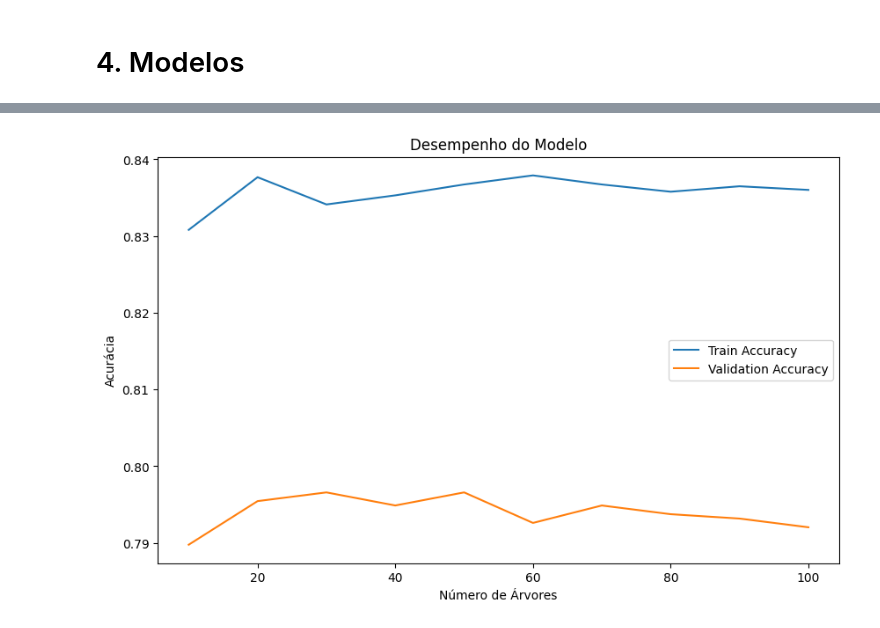
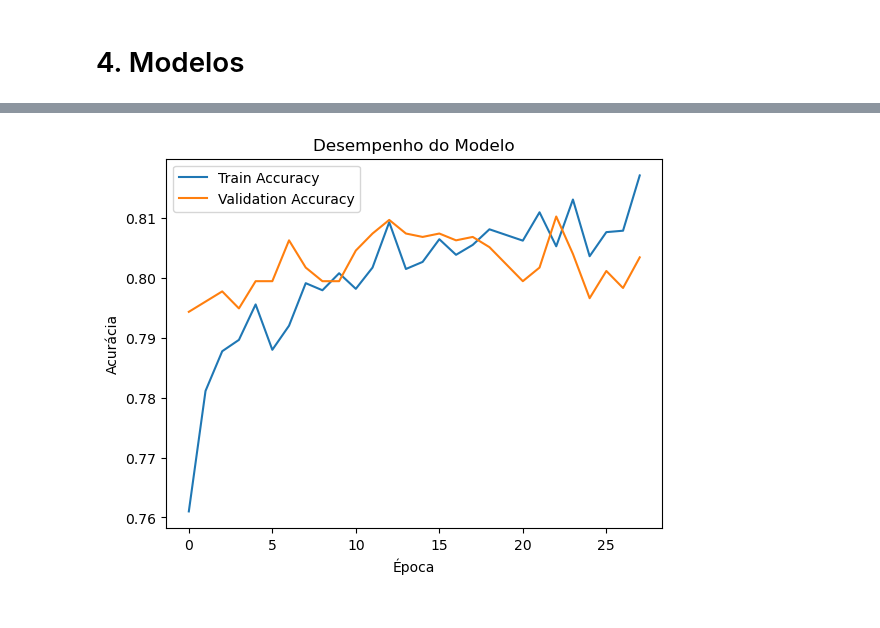
Before and after one commit to Erickllino/Projeto-IF702, a Jupyter notebook: Projeto Final/main.ipynb, the cells around one changed output, grey strips where cells are left out. Drawn from its saved outputs; the diff is of its cells as text; code cells hidden in the pictures.

```diff
--- a/Projeto Final/main.ipynb
+++ b/Projeto Final/main.ipynb
@@ -517,45 +582,27 @@ for n_trees in tree_counts:
 # %%
-# Create a history-like object to match Keras format
-class History:
-    def __init__(self, train_acc, val_acc):
-        self.history = {
-            'accuracy': train_acc,
-            'val_accuracy': val_acc
-        }
-
-history = History(train_accuracies, val_accuracies)
-
-# Evaluate on test data
-y_test_pred = rf_model.predict(X_test)
-y_test_pred_proba = rf_model.predict_proba(X_test)[:, 1]  # Get probability of positive class
-
-# Calculate metrics
-test_accuracy = accuracy_score(y_test, y_test_pred)
-test_precision = precision_score(y_test, y_test_pred)
-test_recall = recall_score(y_test, y_test_pred)
-
-# Display results in the requested format
+# Avaliação do modelo no conjunto de teste
+test_results = model.evaluate(X_test, y_test, verbose=0)
 print(f'''
 Resultados no Teste:
-- Acurácia: {test_accuracy:.4f}
-- Precisão: {test_precision:.4f}
-- Recall: {test_recall:.4f}''')
+- Acurácia: {test_results[1]:.4f}
+- Precisão: {test_results[2]:.4f}
+- Recall: {test_results[3]:.4f}''')
 
-# Visualization of training (similar to Keras plot)
-plt.figure(figsize=(10, 6))
-plt.plot(tree_counts, history.history['accuracy'], label='Train Accuracy')
-plt.plot(tree_counts, history.history['val_accuracy'], label='Validation Accuracy')
+# 6. Visualização do Treinamento
+plt.plot(history.history['accuracy'], label='Train Accuracy')
+plt.plot(history.history['val_accuracy'], label='Validation Accuracy')
 plt.title('Desempenho do Modelo')
 plt.ylabel('Acurácia')
-plt.xlabel('Número de Árvores')
+plt.xlabel('Época')
 plt.legend()
 plt.show()
 
-# Plotting ROC curve
-fpr, tpr, thresholds = roc_curve(y_test, y_test_pred_proba)
+# Plotando a curva ROC
+y_pred_rf = model.predict(X_test).ravel()
+fpr, tpr, thresholds = roc_curve(y_test, y_pred_rf)
 roc_auc = auc(fpr, tpr)
 
-plt.figure(figsize=(10, 6))
+plt.figure()
 plt.plot(fpr, tpr, color='darkorange', lw=2, label=f'Curva ROC (área = {roc_auc:.2f})')
 plt.plot([0, 1], [0, 1], color='navy', lw=2, linestyle='--')
 plt.xlim([0.0, 1.0])
@@ -566,22 +613,31 @@ plt.title('Curva ROC')
 plt.legend(loc="lower right")
 plt.show()
 
-# Additional feature importance visualization (unique to Random Forest)
-if hasattr(X_train, 'columns'):  # If X_train is a pandas DataFrame
-    feature_names = X_train.columns
-else:
-    feature_names = [f'Feature {i}' for i in range(X_train.shape[1])]
-feature_names = df_treino.columns
-# Get and sort feature importances
-importances = rf_model.feature_importances_
-indices = np.argsort(importances)[::-1]
+# Plotando a curva Kolmogorov-Smirnov (KS)
+# Separando as previsões de probabilidades em positivos e negativos
+preds_positive = y_pred_rf[y_test == 1]
+preds_negative = y_pred_rf[y_test == 0]
 
-# Plot feature importances
-plt.figure(figsize=(12, 6))
-plt.bar(range(len(importances)), importances[indices], align='center')
-plt.xticks(range(len(importances)), [feature_names[i] for i in indices], rotation=90)
-plt.title('Importância das Features no Random Forest')
-plt.tight_layout()
+# Definindo uma gama de limiares para calcular as CDFs
+ks_thresholds = np.linspace(0, 1, 1000)
+cdf_positive = [np.mean(preds_positive <= t) for t in ks_thresholds]
+cdf_negative = [np.mean(preds_negative <= t) for t in ks_thresholds]
+
+# Calculando a estatística KS como a máxima diferença absoluta entre as CDFs
+ks_values = np.abs(np.array(cdf_positive) - np.array(cdf_negative))
+ks_statistic = np.max(ks_values)
+ks_best_threshold = ks_thresholds[np.argmax(ks_values)]
+
+plt.figure()
+plt.plot(ks_thresholds, cdf_positive, label='CDF Positivos')
+plt.plot(ks_thresholds, cdf_negative, label='CDF Negativos')
+plt.vlines(ks_best_threshold, min(np.min(cdf_positive), np.min(cdf_negative)),
+           max(np.max(cdf_positive), np.max(cdf_negative)),
+           colors='red', linestyles='--', label=f'KS = {ks_statistic:.2f}')
+plt.xlabel('Probabilidade')
+plt.ylabel('CDF')
+plt.title('Curva Kolmogorov-Smirnov')
+plt.legend()
 plt.show()
 # %% [output]
 Resultados no Teste:
@@ -591 +647 @@ Resultados no Teste:
-[figure, old version]
+[figure, new version]
```
Also changed, not shown: parts of 21 cells of this notebook, 3 other files.
